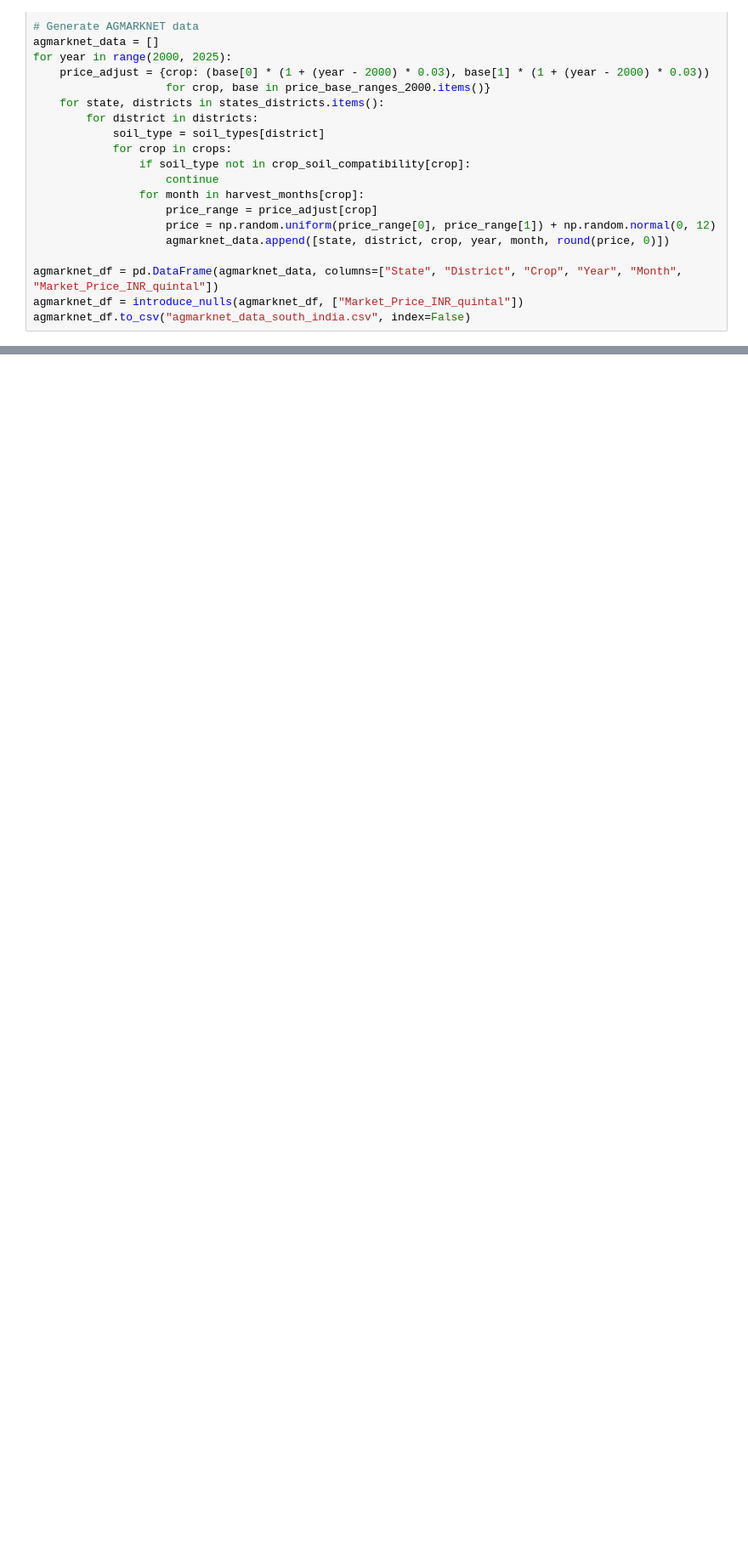
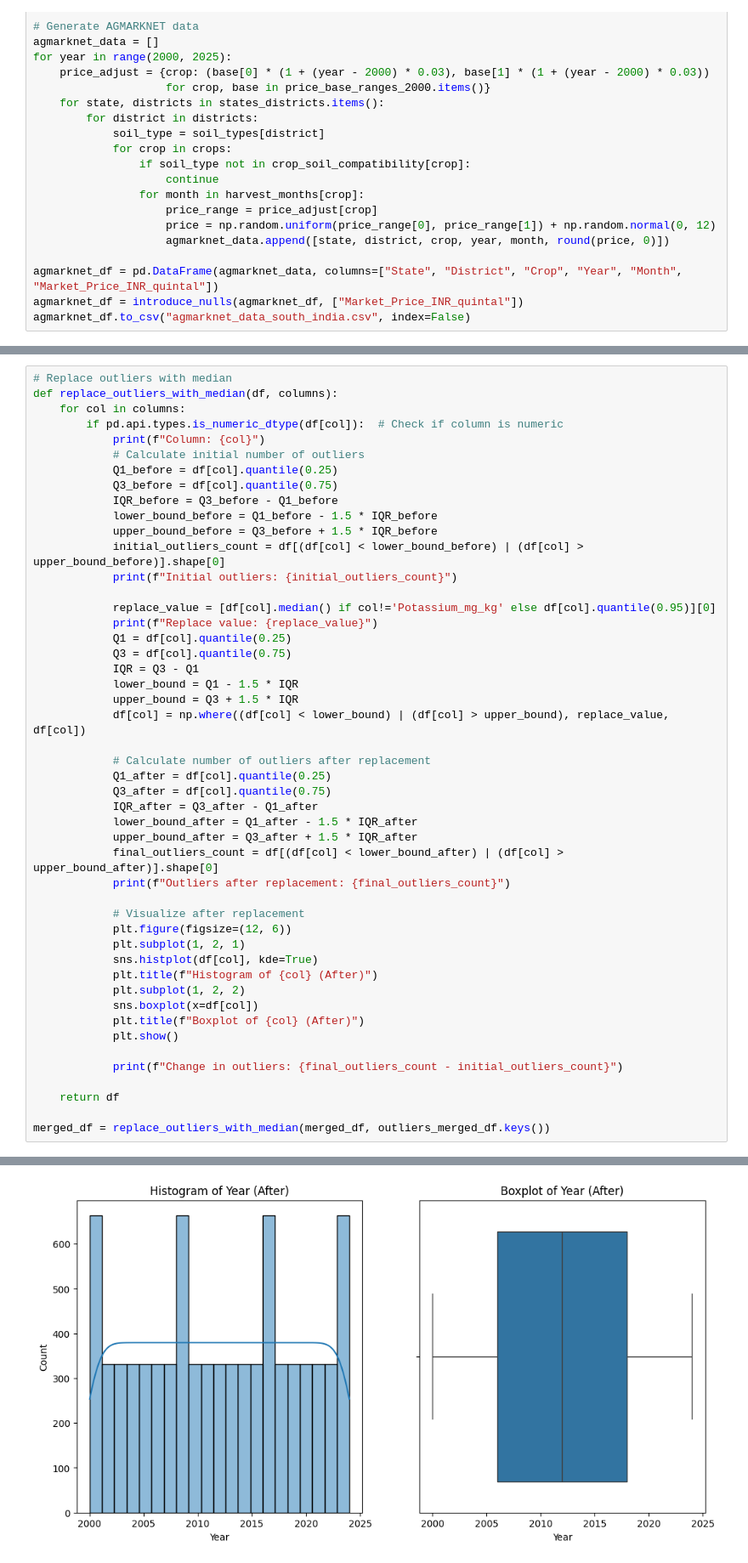
Before and after one commit to Neeharika457/Crop-Yield-price-and-crop-type-prediction, a Jupyter notebook: crop_yield,price,type.ipynb, the cells around one changed output, grey strips where cells are left out. Shown at 85% size. Saved outputs shown, nothing was run; the diff lists cells and outputs as text; blank space fills up the shorter version.

```diff
--- a/crop_yield,price,type.ipynb
+++ b/crop_yield,price,type.ipynb
@@ -1249,0 +485,49 @@ joblib.dump(crop_model, 'crop_model.pkl')
+# %%
+# Replace outliers with median
+def replace_outliers_with_median(df, columns):
+    for col in columns:
+        if pd.api.types.is_numeric_dtype(df[col]):  # Check if column is numeric
+            print(f"Column: {col}")
+            # Calculate initial number of outliers
+            Q1_before = df[col].quantile(0.25)
+            Q3_before = df[col].quantile(0.75)
+            IQR_before = Q3_before - Q1_before
+            lower_bound_before = Q1_before - 1.5 * IQR_before
+            upper_bound_before = Q3_before + 1.5 * IQR_before
+            initial_outliers_count = df[(df[col] < lower_bound_before) | (df[col] > upper_bound_before)].shape[0]
+            print(f"Initial outliers: {initial_outliers_count}")
+
+            replace_value = [df[col].median() if col!='Potassium_mg_kg' else df[col].quantile(0.95)][0]
+            print(f"Replace value: {replace_value}")
+            Q1 = df[col].quantile(0.25)
+            Q3 = df[col].quantile(0.75)
+            IQR = Q3 - Q1
+            lower_bound = Q1 - 1.5 * IQR
+            upper_bound = Q3 + 1.5 * IQR
+            df[col] = np.where((df[col] < lower_bound) | (df[col] > upper_bound), replace_value, df[col])
+
+            # Calculate number of outliers after replacement
+            Q1_after = df[col].quantile(0.25)
+            Q3_after = df[col].quantile(0.75)
+            IQR_after = Q3_after - Q1_after
+            lower_bound_after = Q1_after - 1.5 * IQR_after
+            upper_bound_after = Q3_after + 1.5 * IQR_after
+            final_outliers_count = df[(df[col] < lower_bound_after) | (df[col] > upper_bound_after)].shape[0]
+            print(f"Outliers after replacement: {final_outliers_count}")
+
+            # Visualize after replacement
+            plt.figure(figsize=(12, 6))
+            plt.subplot(1, 2, 1)
+            sns.histplot(df[col], kde=True)
+            plt.title(f"Histogram of {col} (After)")
+            plt.subplot(1, 2, 2)
+            sns.boxplot(x=df[col])
+            plt.title(f"Boxplot of {col} (After)")
+            plt.show()
+
+            print(f"Change in outliers: {final_outliers_count - initial_outliers_count}")
+
+    return df
+
+merged_df = replace_outliers_with_median(merged_df, outliers_merged_df.keys())
+# %% [output]
@@ -1249,0 +538 @@ joblib.dump(crop_model, 'crop_model.pkl')
+[figure, added]
```
Also changed, not shown: parts of 82 cells of this notebook.
